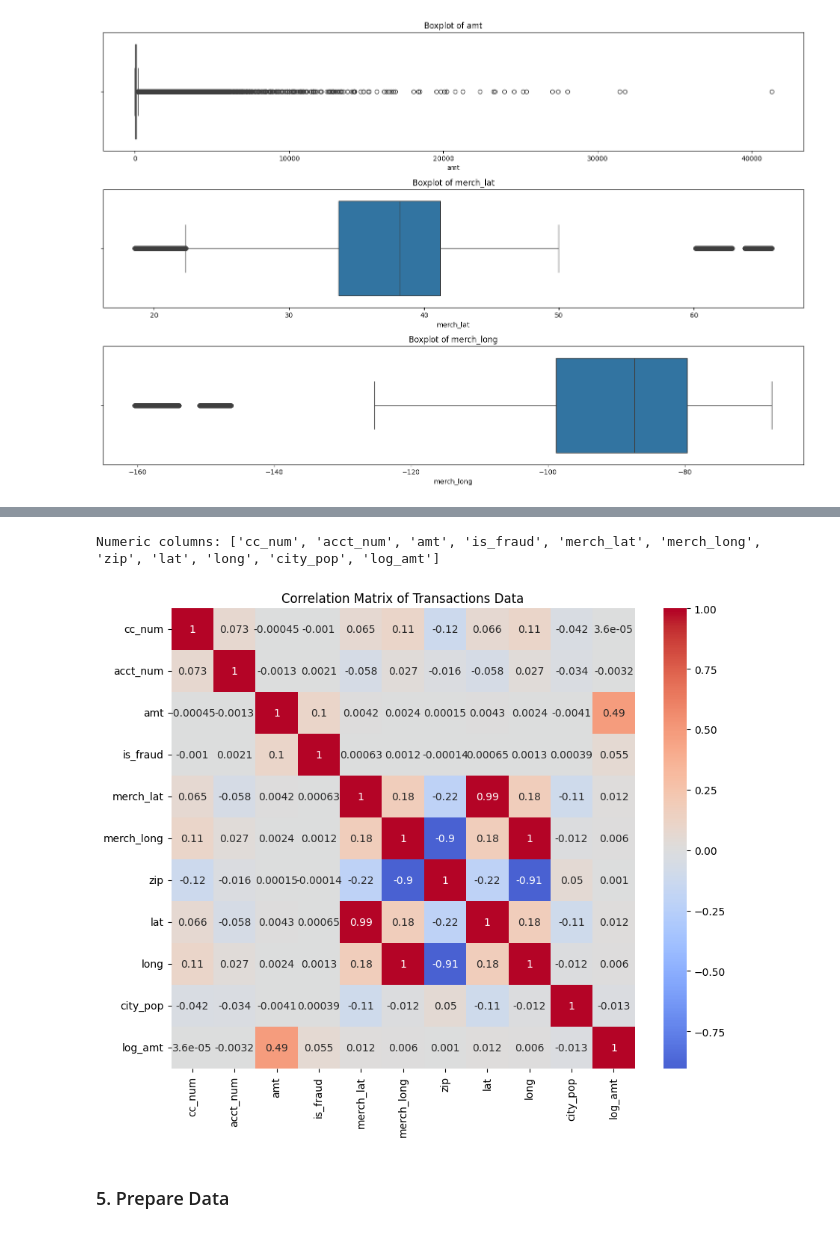
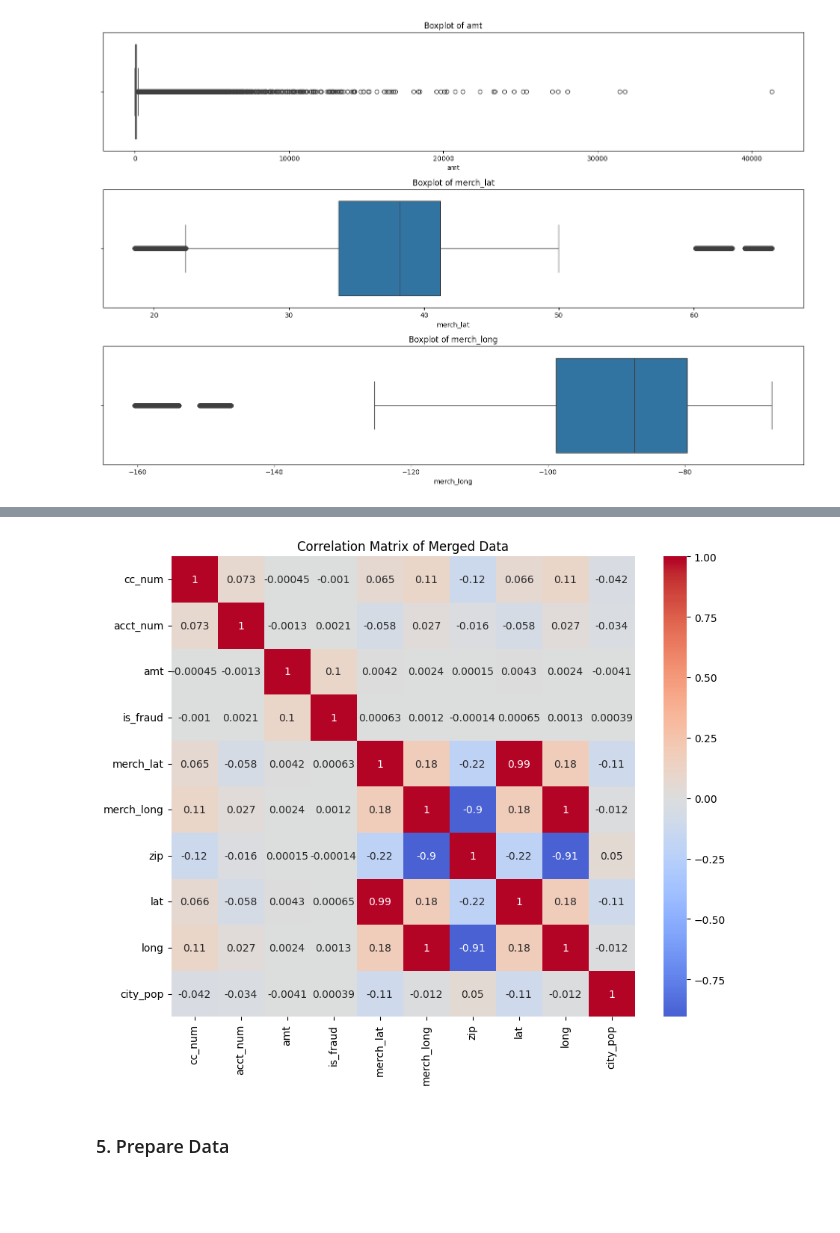
Before and after one commit to shrestha1/AT3_MLA, a Jupyter notebook: 36106_AT3_25020076_regression.ipynb, the cells around one changed output, grey strips where cells are left out. Drawn from its saved outputs; the diff is of its cells as text; code cells hidden in the pictures; blank space fills up the shorter version.

```diff
--- a/36106_AT3_25020076_regression.ipynb
+++ b/36106_AT3_25020076_regression.ipynb
@@ -367,11 +305,0 @@ std    5.503639e+00  1.736302e+01  5.772624e+05
-# %%
-# Apply log transformation to the transaction amounts
-merged_df['log_amt'] = np.log1p(merged_df['amt'])
-
-# Plot the distribution of log-transformed transaction amounts
-plt.figure(figsize=(10, 6))
-sns.histplot(merged_df['log_amt'], bins=50, kde=True)
-plt.title('Distribution of Log-Transformed Transaction Amounts')
-plt.xlabel('Log(Transaction Amount)')
-plt.ylabel('Frequency')
-plt.show()
@@ -380,22 +305,0 @@ plt.show()
-# %%
-# Extract year and month from unix_time
-merged_df['year_month'] = merged_df['unix_time'].dt.to_period('M')
-
-# Group by year_month to get the total spending per month
-monthly_spending = merged_df.groupby('year_month')['amt'].sum().reset_index()
-
-# Ensure correct data types for plotting
-monthly_spending['year_month'] = monthly_spending['year_month'].astype(str)
-monthly_spending['amt'] = pd.to_numeric(monthly_spending['amt'], errors='coerce')
-
-# Confirm the changes in data types
-print(monthly_spending.dtypes)
-
-# Plot the monthly spending trend
-plt.figure(figsize=(12, 6))
-sns.lineplot(data=monthly_spending, x='year_month', y='amt')
-plt.title('Monthly Spending Trend')
-plt.xlabel('Year-Month')
-plt.ylabel('Total Spending')
-plt.xticks(rotation=45)
-plt.show()
@@ -456,18 +368,16 @@ plt.show()
 # %%
-# Select only the numeric columns
-numeric_cols = merged_df.select_dtypes(include=[np.number]).columns.tolist()
-print("Numeric columns:", numeric_cols)
+# Select only numeric columns for correlation analysis
+numeric_cols = merged_df.select_dtypes(include=[np.number]).columns
 
-# Compute correlations between numerical features in the transactions data
+# Correlation matrix for numerical features
 correlation_matrix = merged_df[numeric_cols].corr()
 
 # Plot the heatmap
 plt.figure(figsize=(10, 8))
 sns.heatmap(correlation_matrix, annot=True, cmap='coolwarm', center=0)
-plt.title('Correlation Matrix of Transactions Data')
+plt.title('Correlation Matrix of Merged Data')
 plt.show()
 # %% [output]
-Numeric columns: ['cc_num', 'acct_num', 'amt', 'is_fraud', 'merch_lat', 'merch_long', 'zip', 'lat', 'long', 'city_pop', 'log_amt']
-[figure, old version]
+[figure, new version]
 # %% [markdown]
 ### 5. Prepare Data
```
Also changed, not shown: parts of 37 cells of this notebook.
